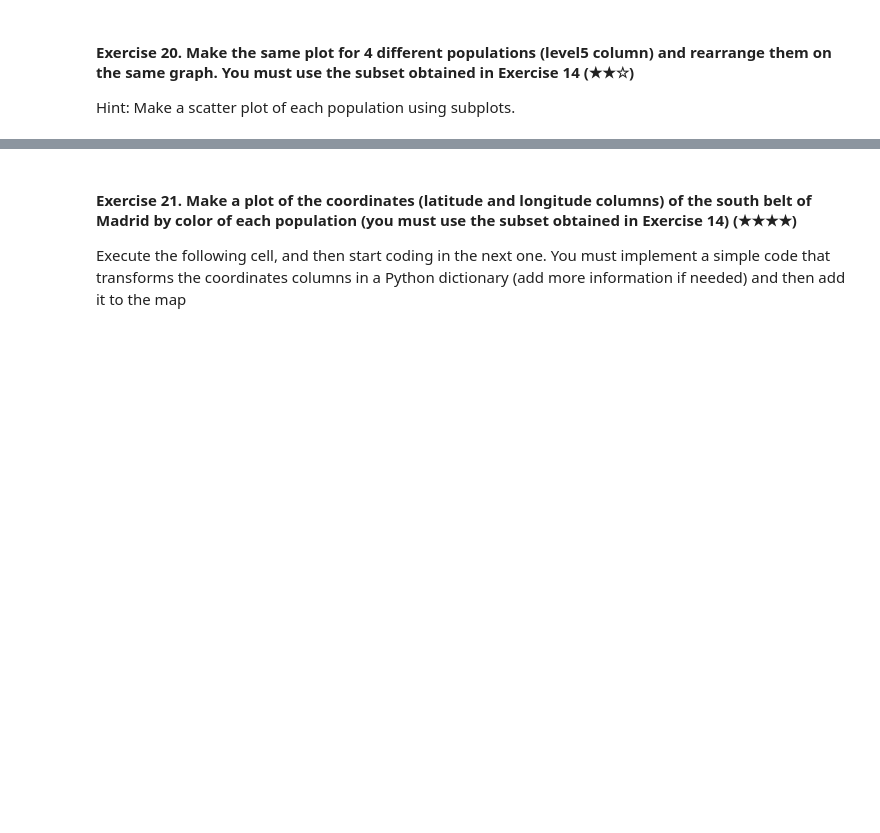
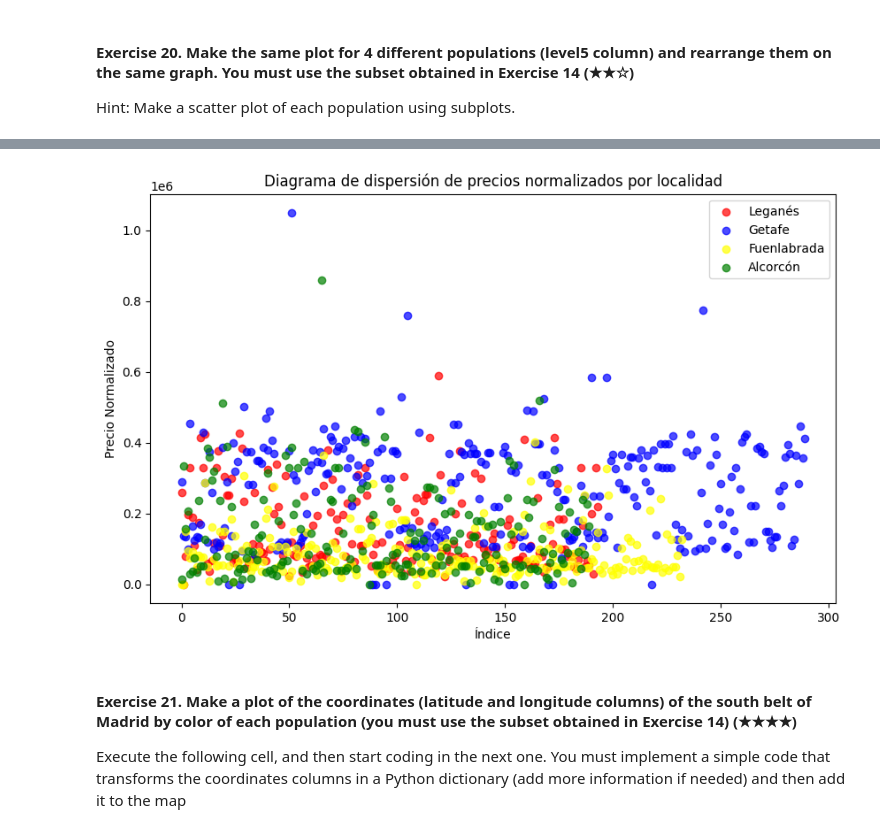
Before and after one commit to Anaberen/realestate-datacleanup-exercise, a Jupyter notebook: project.ipynb, the cells around one changed output, grey strips where cells are left out. Drawn from its saved outputs; the diff is of its cells as text; code cells hidden in the pictures; blank space fills up the shorter version.

```diff
--- a/project.ipynb
+++ b/project.ipynb
@@ -458,18 +427,19 @@ plt.show()
 Hint: Create a new column called `pps` (price per square meter) and then analyze the values.
 # %%
 # TODO
-subset['pps'] = subset['price'] // subset['surface']
+subset.loc[:, 'pps'] = subset['price'] // subset['surface']
+
 preciometro = subset.groupby("level5")["pps"]
-pob_alcorcon_pps= preciometro.get_group("Alcorcón")
-pob_getafe_pps= preciometro.get_group("Getafe")
+pop_alcorcon_pps = preciometro.get_group("Alcorcón")
+pop_getafe_pps = preciometro.get_group("Getafe")
 
 
 plt.figure(figsize =(10,5))
-plt.hist(pob_alcorcon_pps, bins= 30, alpha= 0.7, label = "Alcorcón")
-plt.hist(pob_getafe_pps, bins= 30, alpha= 0.7, label = "Getafe")
+plt.hist(pop_alcorcon_pps, bins= 30, alpha= 0.7, label = "Alcorcón")
+plt.hist(pop_getafe_pps, bins= 30, alpha= 0.7, label = "Getafe")
 plt.legend()
 
 plt.show()
 
-print("El precio medio por metro cuadrado en Getafe es mayor que en Alcorcón")
+print("the price per square meter in Getafe is higher than Alcorcón")
 # %% [output]
@@ -540,3 +452,33 @@ plt.show()
+# %%
+price_leganes = subset[subset["level5"] == "Leganés"]["price"]
+price_getafe = subset[subset["level5"] == "Getafe"]["price"]
+price_fuenlabrada = subset[subset["level5"] == "Fuenlabrada"]["price"]
+price_alcorcon = subset[subset["level5"] == "Alcorcón"]["price"]
+
+norm_price_leganes = (price_leganes - price_leganes.min() // price_leganes.max() - price_leganes.min())
+norm_price_getafe = (price_getafe - price_getafe.min() // price_getafe.max() - price_getafe.min())
+norm_price_fuenlabrada = (price_fuenlabrada - price_fuenlabrada.min() // price_fuenlabrada.max() - price_fuenlabrada.min())
+norm_price_alcorcon = (price_alcorcon - price_alcorcon.min() // price_alcorcon.max() - price_alcorcon.min())
+
+import matplotlib.pyplot as plt
+
+plt.figure(figsize=(10, 6))
+
+plt.scatter(range(len(norm_price_leganes)), norm_price_leganes, alpha=0.7, label="Leganés", color="red")
+plt.scatter(range(len(norm_price_getafe)), norm_price_getafe, alpha=0.7, label="Getafe", color="blue")
+plt.scatter(range(len(norm_price_fuenlabrada)), norm_price_fuenlabrada, alpha=0.7, label="Fuenlabrada", color="yellow")
+plt.scatter(range(len(norm_price_alcorcon)), norm_price_alcorcon, alpha=0.7, label="Alcorcón", color="green")
+
+plt.title('Diagrama de dispersión de precios normalizados por localidad')
+plt.xlabel('Índice')
+plt.ylabel('Precio Normalizado')
+
+
+plt.legend()
+
+plt.show()
+# %% [output]
+[figure, added]
 # %% [markdown]
 #### Exercise 21. Make a plot of the coordinates (latitude and longitude columns) of the south belt of Madrid by color of each population (you must use the subset obtained in Exercise 14) (★★★★)
 
```
Also changed, not shown: parts of 11 cells of this notebook.
